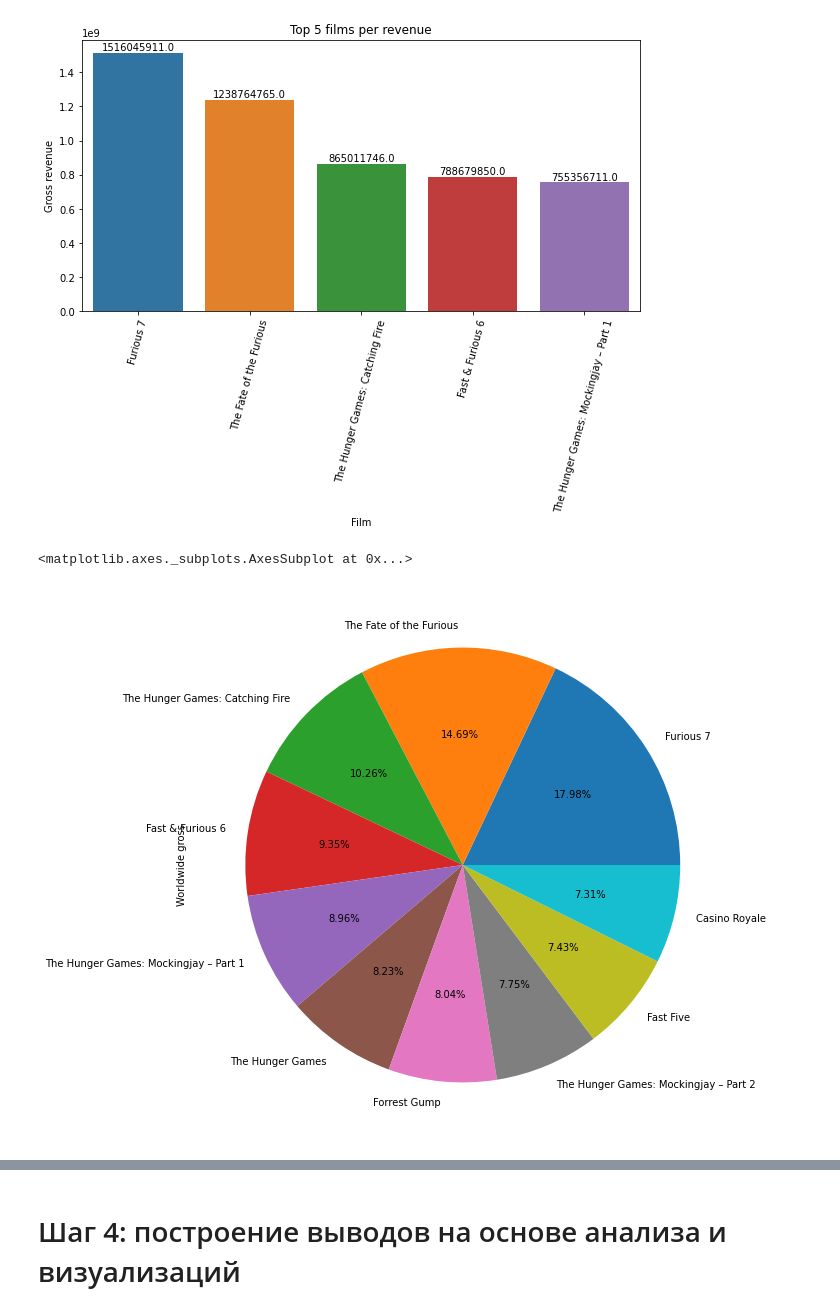
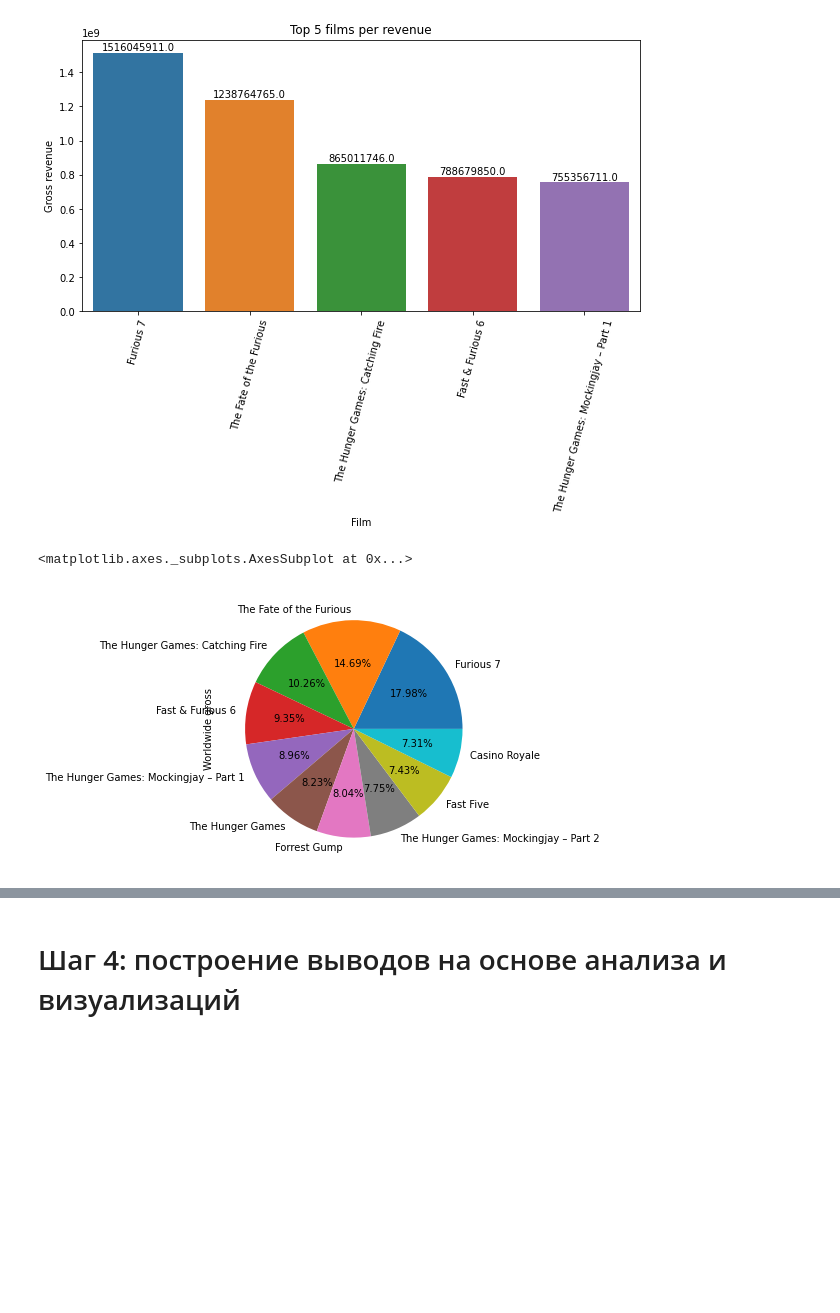
Before and after one commit to nestratovaam/lab_2_semestr, a Jupyter notebook: ПР_4_3_Обучающие_кейсы_по_анализу_данных_Нестратова_ipynb"".ipynb, the cells around one changed output, grey strips where cells are left out. Cells and saved outputs as stored; diff of their text form; code cells hidden in the pictures; blank space fills up the shorter version.

```diff
--- a/ПР_4_3_Обучающие_кейсы_по_анализу_данных_Нестратова_ipynb"".ipynb
+++ b/ПР_4_3_Обучающие_кейсы_по_анализу_данных_Нестратова_ipynb"".ipynb
@@ -248,9 +248,9 @@ for p in ax.patches:
 # %% [output]
 [figure]
 # %%
-df1['Worldwide gross'].head(10).plot(kind='pie', autopct='%.2f%%', labels=df1['Film'],figsize=(10,10))
+df1['Worldwide gross'].head(10).plot(kind='pie', autopct='%.2f%%', labels=df1['Film'],figsize=(10,5))
 # %% [output]
 <matplotlib.axes._subplots.AxesSubplot at 0x...>
-[figure, old version]
+[figure, new version]
 # %%
 df2=df.groupby('Year')['Worldwide gross'].mean()
```
Also changed, not shown: parts of 1 cell of this notebook.
